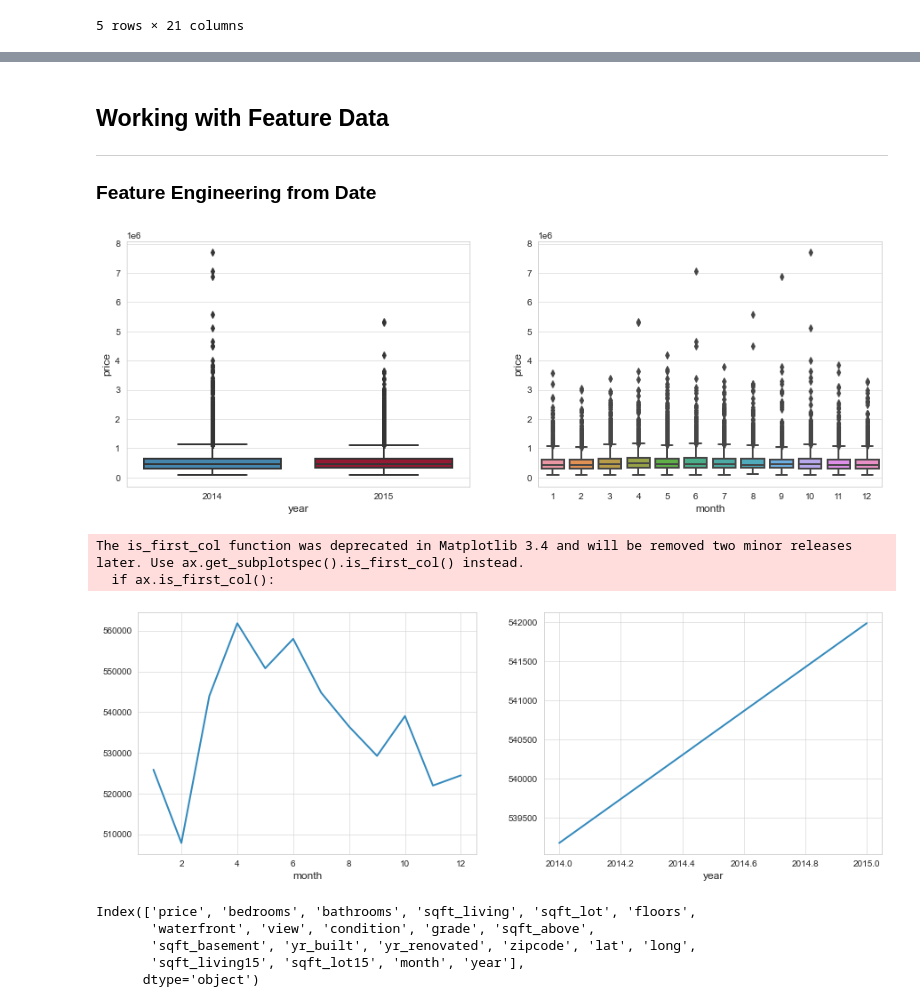
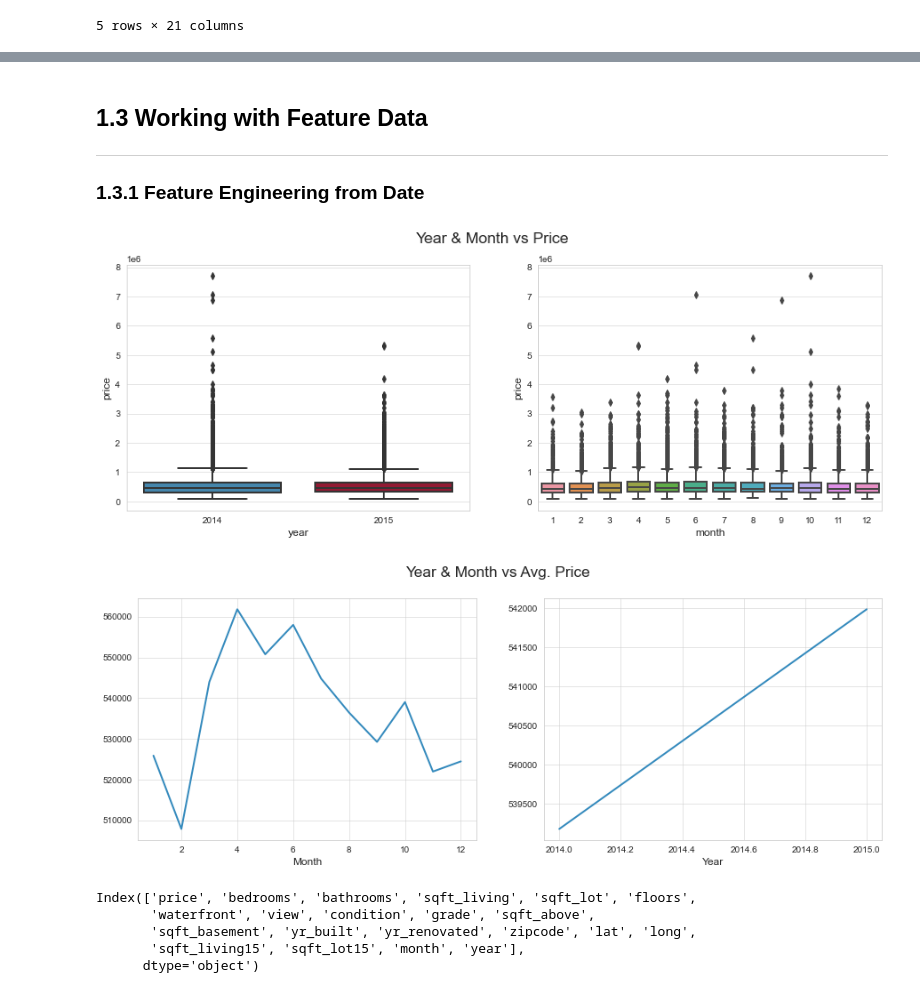
Before and after one commit to nw-kusuma/Big-Data-Class, a Jupyter notebook: BD08-ANN/HousesPrices-ANNs.ipynb, the cells around one changed output, grey strips where cells are left out. Cells and saved outputs as stored; diff of their text form; code cells hidden in the pictures.

```diff
--- a/BD08-ANN/HousesPrices-ANNs.ipynb
+++ b/BD08-ANN/HousesPrices-ANNs.ipynb
@@ -155,7 +165,7 @@ sns.boxplot(x='waterfront',y='price',data=df);
 # %% [markdown]
-## Working with Feature Data
+## 1.3 Working with Feature Data
 ***
-### Feature Engineering from Date
+### 1.3.1 Feature Engineering from Date
 # %%
 df = df.drop('id',axis=1)
 
@@ -164,26 +174,28 @@ df['month'] = df['date'].apply(lambda date:date.month)
 df['year'] = df['date'].apply(lambda date:date.year)
 # %%
 plt.figure(figsize=(15,5))
+plt.suptitle("Year & Month vs Price", fontsize='xx-large')
 
 plt.subplot(1, 2, 1)
 sns.boxplot(x='year',y='price',data=df)
 
 plt.subplot(1, 2, 2)
 sns.boxplot(x='month',y='price',data=df);
 # %% [output]
-[figure, old version]
+[figure, new version]
 # %%
 plt.figure(figsize=(15,5))
+plt.suptitle("Year & Month vs Avg. Price", fontsize='xx-large')
 
 plt.subplot(1, 2, 1)
-df.groupby('month').mean()['price'].plot()
+plt.plot(df.groupby('month')['price'].mean())
+plt.xlabel('Month')
 
 plt.subplot(1, 2, 2)
-df.groupby('year').mean()['price'].plot();
+plt.plot(df.groupby('year')['price'].mean())
+plt.xlabel('Year');
 # %% [output]
-The is_first_col function was deprecated in Matplotlib 3.4 and will be removed two minor releases later. Use ax.get_subplotspec().is_first_col() instead.
-  if ax.is_first_col():
-[figure, old version]
+[figure, new version]
 # %%
 df = df.drop('date',axis=1)
 df.columns
```
Also changed, not shown: parts of 35 cells of this notebook.
